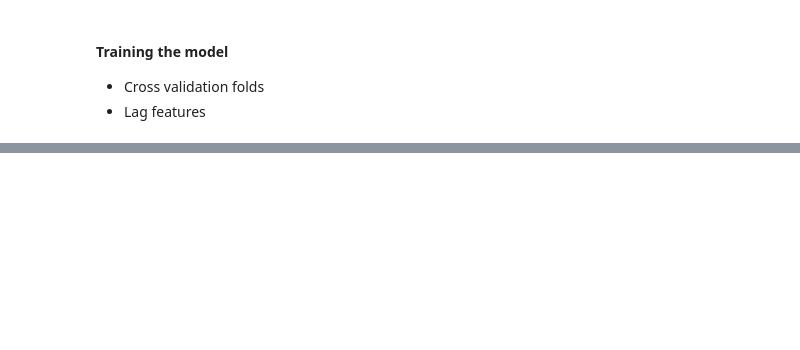
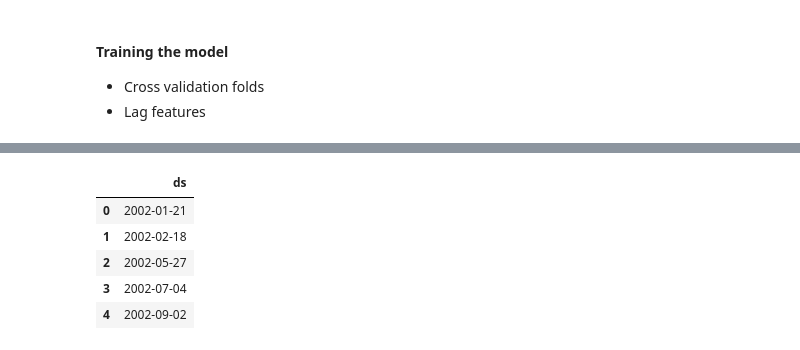
Before and after one commit to MarwanH7/Energy_Consumption_Forecasting_Dashboard, a Jupyter notebook: Notebook(MVP).ipynb, the cells around one changed output, grey strips where cells are left out. Drawn from its saved outputs; the diff is of its cells as text; code cells hidden in the pictures; blank space fills up the shorter version.

```diff
--- a/Notebook(MVP).ipynb
+++ b/Notebook(MVP).ipynb
@@ -685,0 +708,5 @@ Fold 4: RMSE: 3990.7017010382783
+# %%
+## Create a copy of the dataframe
+
+df3 = df.copy()
+df3.head()
@@ -685,0 +721,8 @@ Fold 4: RMSE: 3990.7017010382783
+# %%
+## Remove all features from dataframe except date and target
+
+df3 = df3[['PJME_MW']]
+df3.head()
+
+## Check date type
+df3.index
@@ -685,0 +742,9 @@ Fold 4: RMSE: 3990.7017010382783
+# %%
+## Create a function for facebook prophet df
+def create_features_prophet(df):
+    df.reset_index(inplace=True)
+    df.rename(columns={'Datetime':'ds','PJME_MW':'y'}, inplace=True)
+    return df
+
+## Pass df3 throught the function
+df_prophet = create_features_prophet(df3)
@@ -685,0 +826,19 @@ Fold 4: RMSE: 3990.7017010382783
+# %%
+# ## Add US holidays to the model
+
+from pandas.tseries.holiday import USFederalHolidayCalendar as calendar
+cal = calendar()
+
+holidays = cal.holidays(start=df_prophet['ds'].min(), end=df_prophet['ds'].max())
+
+## Create a holiday dataframe to pass to the model
+holiday_df = pd.DataFrame(data = holidays, columns = ['ds'])
+# %%
+holiday_df.head()
+# %% [output]
+|  | ds |
+| 0 | 2002-01-21 |
+| 1 | 2002-02-18 |
+| 2 | 2002-05-27 |
+| 3 | 2002-07-04 |
+| 4 | 2002-09-02 |
```
Also changed, not shown: parts of 12 cells of this notebook.
